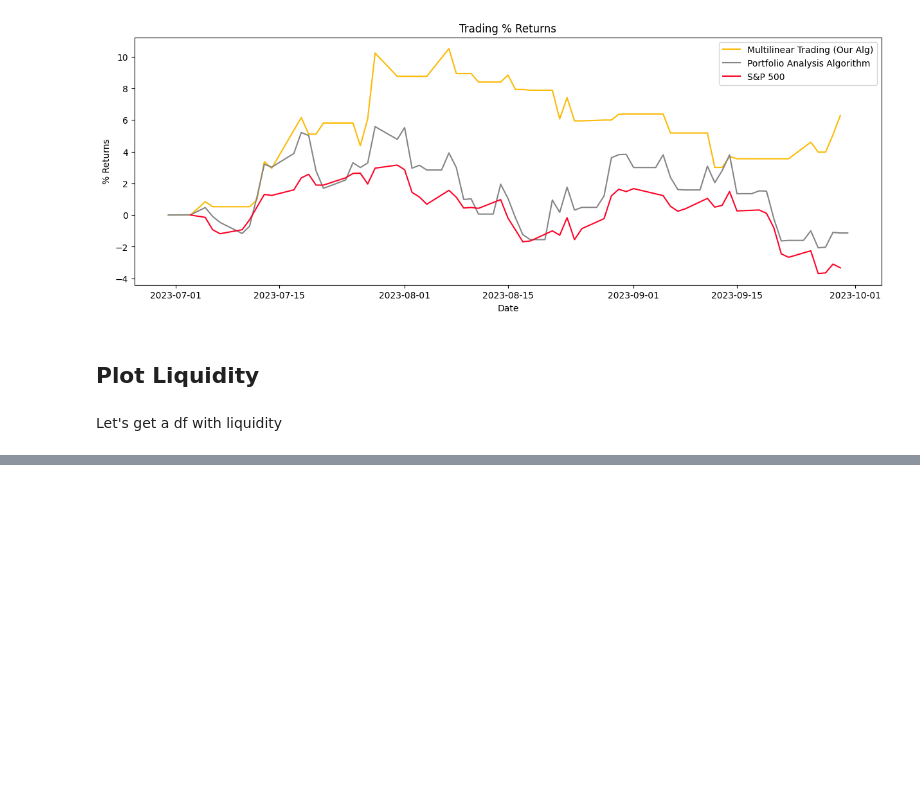
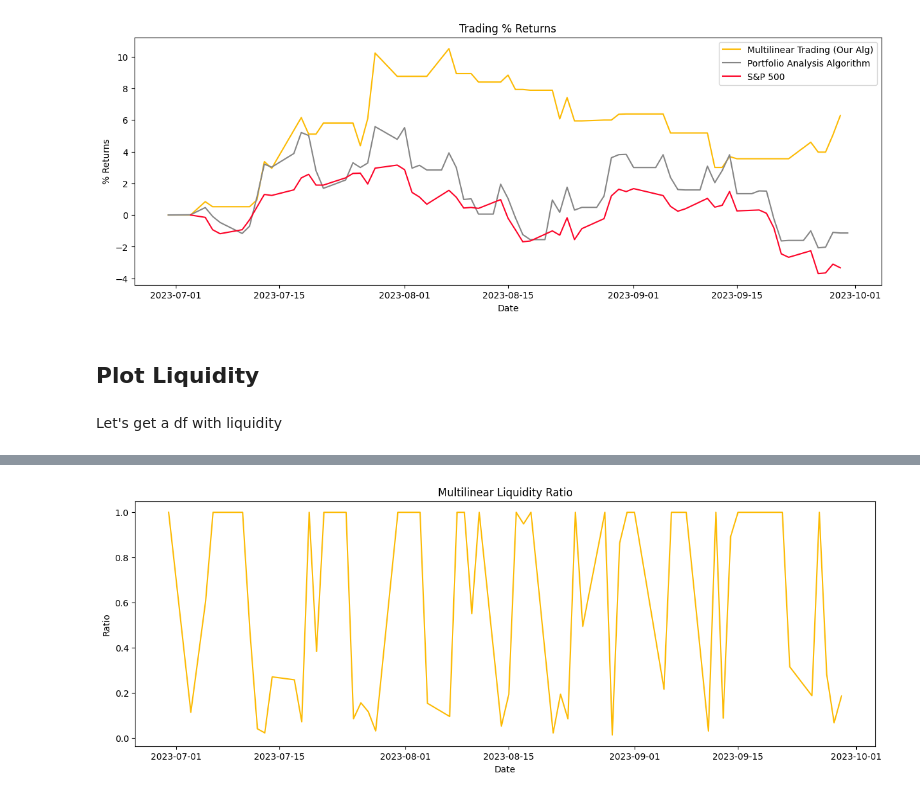
Before and after one commit to NotReallyJustin/SSMIF-Analyst-App, a Jupyter notebook: justin_chen_algo_strat.ipynb, the cells around one changed output, grey strips where cells are left out. Saved outputs shown, nothing was run; the diff lists cells and outputs as text; code cells hidden in the pictures; blank space fills up the shorter version.

```diff
--- a/justin_chen_algo_strat.ipynb
+++ b/justin_chen_algo_strat.ipynb
@@ -812,0 +815,17 @@ plt.show()
+# %%
+lr_values = pd.DataFrame(dtype="float")
+
+for date_idx, portfolio in trades.items():
+    date = BENCH_STOCK.df.index[date_idx]
+    lr_values.loc[date, "LR"] = portfolio.calculate_liquidity()
+# %%
+%matplotlib inline
+
+plt.figure(figsize=(15,5))
+plt.plot(lr_values, color="#fcba03")
+plt.title("Multilinear Liquidity Ratio")
+plt.xlabel('Date')
+plt.ylabel('Ratio')
+plt.show()
+# %% [output]
+[figure, added]
```
Also changed, not shown: parts of 8 cells of this notebook, 1 other file.
